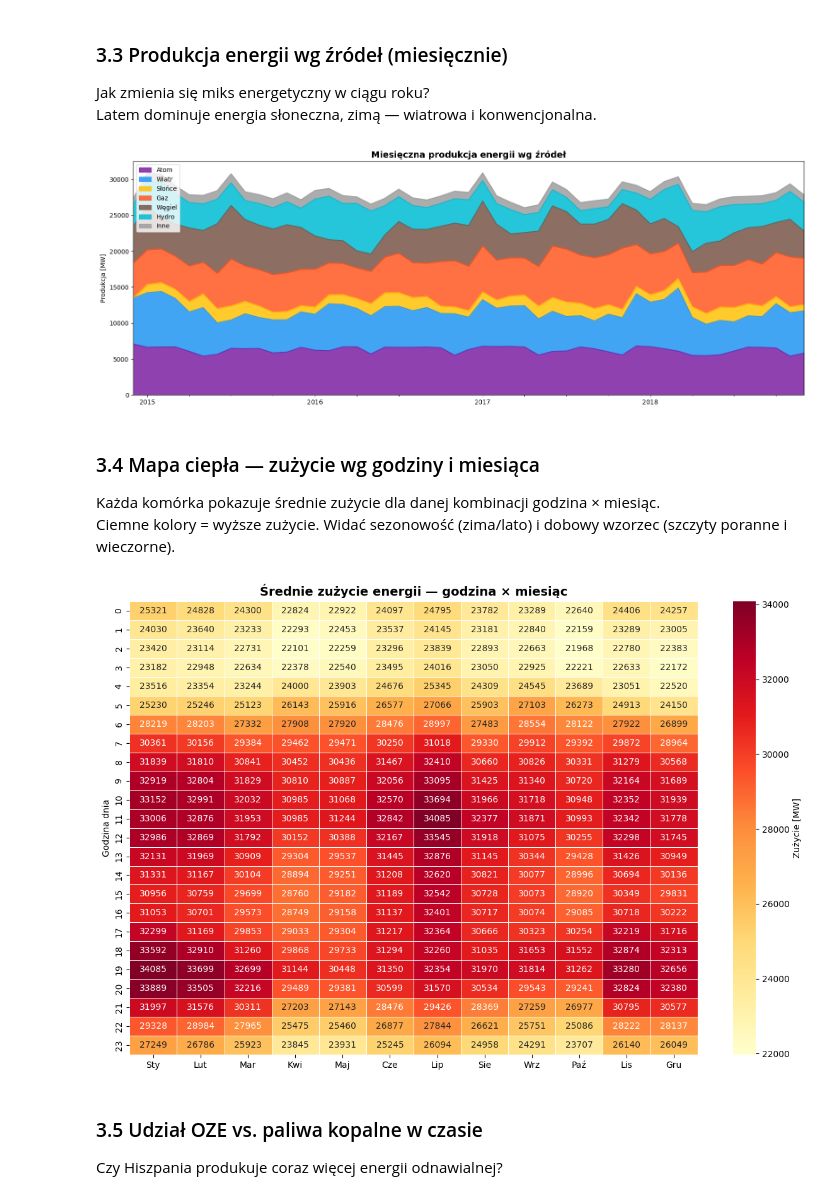
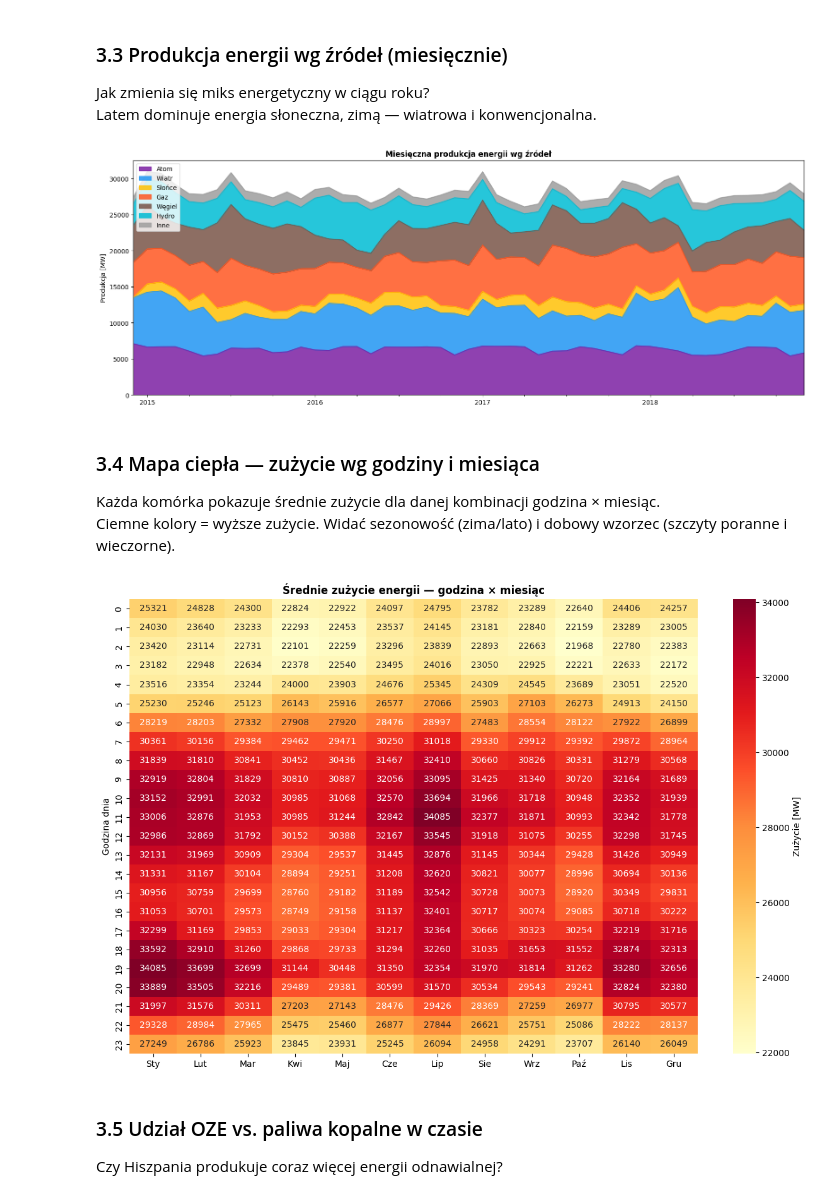
Before and after one commit to BartoszBugla/prognoza-zapotrzebowania-na-energie, a Jupyter notebook: analiza.ipynb, the cells around one changed output. Saved outputs shown, nothing was run; the diff lists cells and outputs as text; code cells hidden in the pictures.

```diff
--- a/analiza.ipynb
+++ b/analiza.ipynb
@@ -342,14 +323,14 @@ colors = ["#7B1FA2", "#2196F3", "#FFC107", "#FF5722", "#795548", "#00BCD4", "#9E
 
 fig, ax = plt.subplots(figsize=(16, 6))
 monthly_sources.plot.area(ax=ax, stacked=True, color=colors, alpha=0.85)
-ax.set_title("Miesięczna produkcja energii wg źródeł", fontsize=14, fontweight="bold")
+ax.set_title("Miesięczna produkcja energii wg źródeł", fontweight="bold")
 ax.set_ylabel("Produkcja [MW]")
 ax.set_xlabel("")
-ax.legend(loc="upper left", fontsize=10)
+ax.legend(loc="upper left")
 plt.tight_layout()
 plt.show()
 # %% [output]
-[figure, old version]
+[figure, new version]
 # %% [markdown]
 ### 3.4 Mapa ciepła — zużycie wg godziny i miesiąca
 
@@ -358,17 +339,17 @@ Ciemne kolory = wyższe zużycie. Widać sezonowość (zima/lato) i dobowy wzorz
 # %%
 pivot = df.pivot_table(values="total load actual", index="godzina", columns="miesiac", aggfunc="mean")
 pivot.columns = ["Sty", "Lut", "Mar", "Kwi", "Maj", "Cze", "Lip", "Sie", "Wrz", "Paź", "Lis", "Gru"]
 
 fig, ax = plt.subplots(figsize=(12, 8))
-sns.heatmap(pivot, cmap="YlOrRd", annot=True, fmt=".0f", linewidths=0.5, ax=ax,
+sns.heatmap(pivot, cmap="YlOrRd", annot=True, fmt=".0f", ax=ax,
             cbar_kws={"label": "Zużycie [MW]"})
-ax.set_title("Średnie zużycie energii — godzina × miesiąc", fontsize=14, fontweight="bold")
+ax.set_title("Średnie zużycie energii — godzina × miesiąc",  fontweight="bold")
 ax.set_ylabel("Godzina dnia")
 ax.set_xlabel("")
 plt.tight_layout()
 plt.show()
 # %% [output]
-[figure, old version]
+[figure, new version]
 # %% [markdown]
 ### 3.5 Udział OZE vs. paliwa kopalne w czasie
 
```
Also changed, not shown: parts of 21 cells of this notebook, 1 other file.
